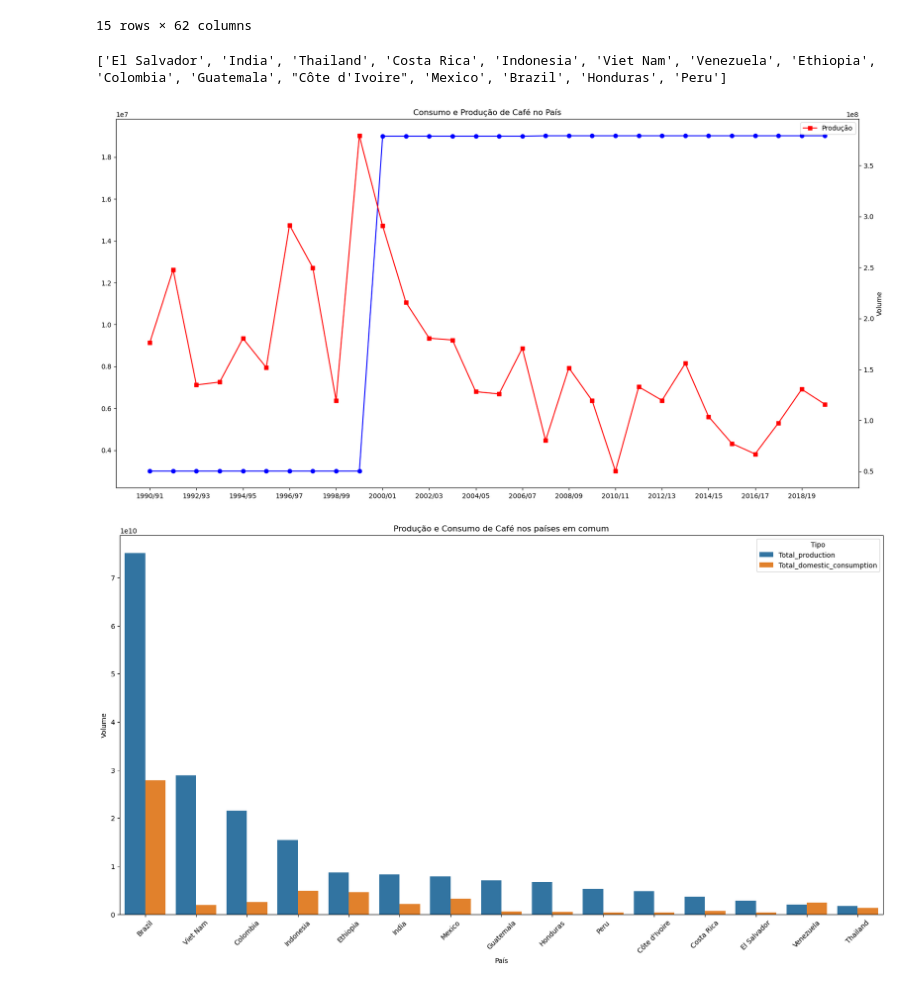
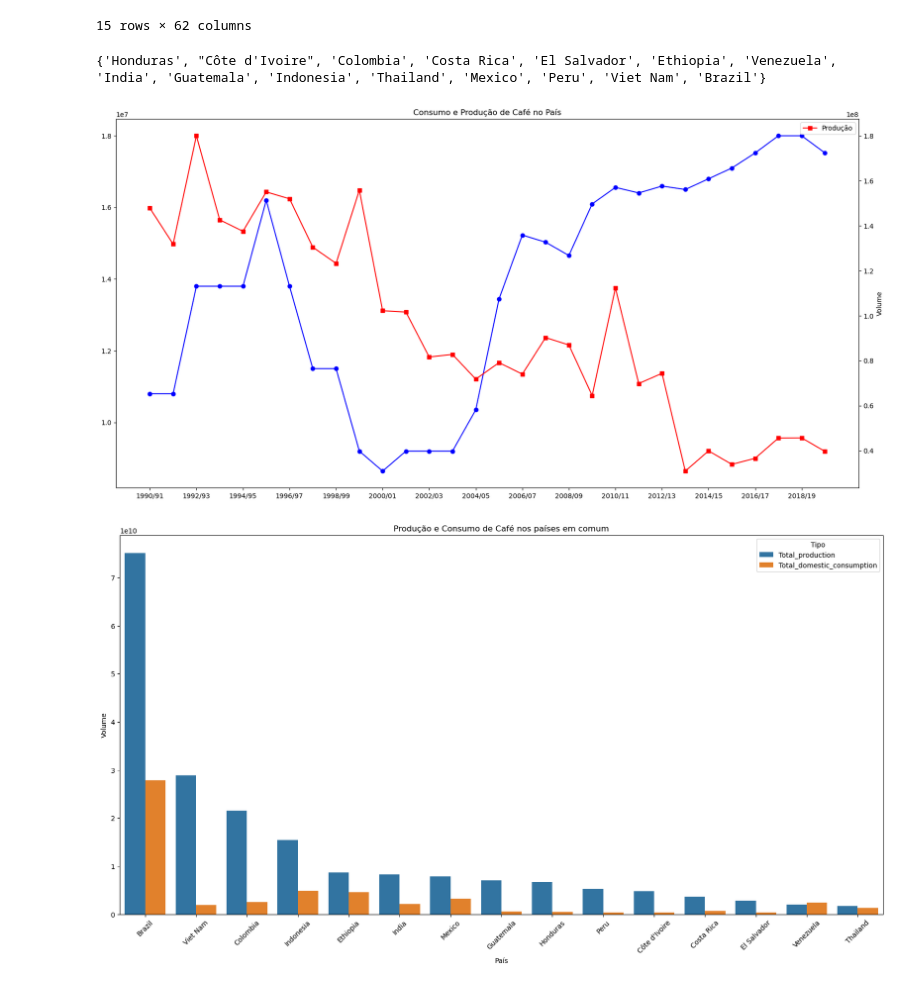
Before and after one commit to ladata-ufs/Cafezinho-G3, a Jupyter notebook: project.ipynb, the cells around one changed output. Drawn from its saved outputs; the diff is of its cells as text; code cells hidden in the pictures.

```diff
--- a/project.ipynb
+++ b/project.ipynb
@@ -258,36 +259,37 @@ See the caveats in the documentation: https://pandas.pydata.org/pandas-docs/stab
 | 14 | Viet Nam | 9000000 | 13800000 | 15000000 | 16020000 | 16020000 | ... |
 15 rows × 62 columns
 # %%
+## Gráfico individual de evolução no país
 # Qual país será analisado?
 print(paises_em_comum)
-pais = "Côte d'Ivoire"
+pais = "El Salvador"
 
 # Selecionando os dados para o país em cada DataFrame
 consumo_pais = comum_consumidores[comum_consumidores['Country'] == pais].iloc[:, 1:-1]
 producao_pais = comum_produtores[comum_produtores['Country'] == pais].iloc[:, 2:-1]
 
 # Anos para o eixo x
 anos = consumo_pais.columns
 
 # Plotando os dados de consumo
 plt.figure(figsize=(20, 10))
 plt.plot(anos, consumo_pais.values[0], marker='o', linestyle='-', color='blue', label='Consumo')
 
 # Adicionando o segundo eixo y para os dados de produção
 plt.twinx()
 plt.plot(anos, producao_pais.values[0], marker='s', linestyle='-', color='red', label='Produção')
 
 # Configurações adicionais
 plt.title('Consumo e Produção de Café no País')
 plt.xlabel('Ano')
 plt.ylabel('Volume')
 plt.legend()
 plt.xticks(anos[::2])  # Exibe apenas a cada 2 anos
 
 plt.show()
 # %% [output]
-['El Salvador', 'India', 'Thailand', 'Costa Rica', 'Indonesia', 'Viet Nam', 'Venezuela', 'Ethiopia', 'Colombia', 'Guatemala', "Côte d'Ivoire", 'Mexico', 'Brazil', 'Honduras', 'Peru']
+{'Honduras', "Côte d'Ivoire", 'Colombia', 'Costa Rica', 'El Salvador', 'Ethiopia', 'Venezuela', 'India', 'Guatemala', 'Indonesia', 'Thailand', 'Mexico', 'Peru', 'Viet Nam', 'Brazil'}
-[figure, old version]
+[figure, new version]
 # %%
 # Fundindo os DataFrames com base no país em comum
 mescla_em_comum2 = pd.merge(comum_consumidores, comum_produtores, on='Country', how='inner', suffixes=('_consumo', '_producao'))
```
Also changed, not shown: parts of 5 cells of this notebook.
